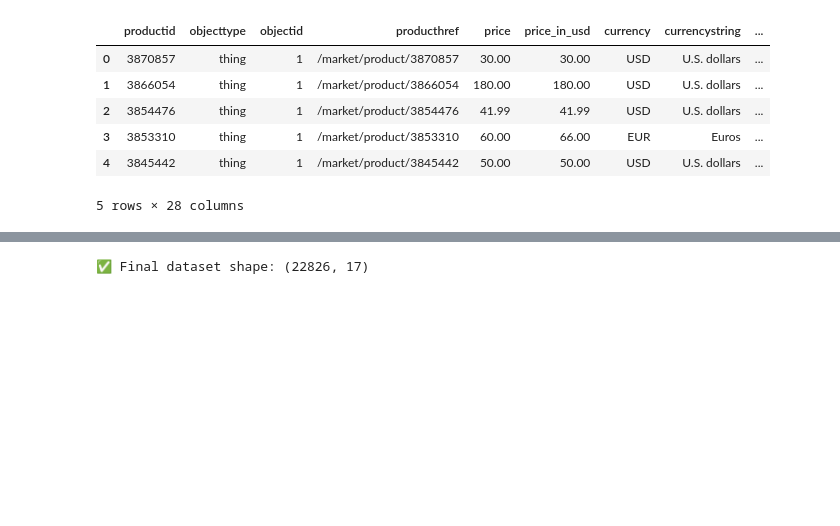
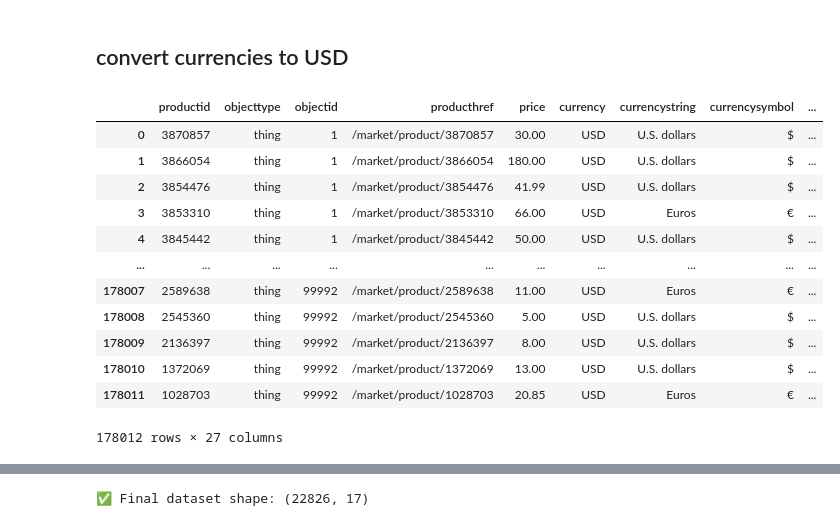
Before and after one commit to Ahmohas/BoardGames, a Jupyter notebook: Final_notebook.ipynb, the cells around one changed output, grey strips where cells are left out. Cells and saved outputs as stored; diff of their text form; code cells hidden in the pictures; blank space fills up the shorter version.

```diff
--- a/Final_notebook.ipynb
+++ b/Final_notebook.ipynb
@@ -14,18 +14,61 @@ bgg_dataset.head()
 | 2 | 224517.0 | Brass: Birmingham | 2018.0 | 2 | 4 | 120 | 14 | 19217 | ... |
 | 3 | 167791.0 | Terraforming Mars | 2016.0 | 1 | 5 | 120 | 12 | 64864 | ... |
 | 4 | 233078.0 | Twilight Imperium: Fourth Edition | 2017.0 | 3 | 6 | 480 | 14 | 13468 | ... |
-# %%
-# Load dataset
-df = pd.read_csv("products_with_edition.csv")
-df.head()
-# %% [output]
-|  | productid | objecttype | objectid | producthref | price | price_in_usd | currency | currencystring | ... |
-| 0 | 3870857 | thing | 1 | /market/product/3870857 | 30.00 | 30.00 | USD | U.S. dollars | ... |
-| 1 | 3866054 | thing | 1 | /market/product/3866054 | 180.00 | 180.00 | USD | U.S. dollars | ... |
-| 2 | 3854476 | thing | 1 | /market/product/3854476 | 41.99 | 41.99 | USD | U.S. dollars | ... |
-| 3 | 3853310 | thing | 1 | /market/product/3853310 | 60.00 | 66.00 | EUR | Euros | ... |
-| 4 | 3845442 | thing | 1 | /market/product/3845442 | 50.00 | 50.00 | USD | U.S. dollars | ... |
-5 rows × 28 columns
+# %% [markdown]
+## convert currencies to USD
+# %%
+df = pd.read_csv('products_with_edition.csv')
+df = df.drop(columns=['price_in_usd'])
+df
+
+def convert_to_usd(amount, currency, rates):
+    currency = str(currency).upper()
+    if currency not in rates or pd.isna(amount):
+        return None
+    return round(float(amount) * rates[currency], 2)
+
+rates = {
+    'USD': 1.0,
+    'EUR': 1.10,
+    'GBP': 1.30,
+    'AUD': 0.65,
+    'CAD': 0.75,
+    'CHF': 1.05,
+    'SGD': 0.73,
+    'SEK': 0.10,
+    'PLN': 0.24,
+    'HUF': 0.0027,
+    'MXN': 0.057,
+    'NZD': 0.60,
+    'JPY': 0.0073,
+    'CNY': 0.14,
+    'BRL': 0.19,
+    'CZK': 0.042,
+    'MYR': 0.21,
+}
+
+df['currency'] = df['currency'].str.upper()
+
+df['price'] = df['price'] * df['currency'].map(rates)
+
+df['currency'] = 'USD'
+
+df['price'] = df['price'].round(2)
+df
+# %% [output]
+|  | productid | objecttype | objectid | producthref | price | currency | currencystring | currencysymbol | ... |
+| 0 | 3870857 | thing | 1 | /market/product/3870857 | 30.00 | USD | U.S. dollars | $ | ... |
+| 1 | 3866054 | thing | 1 | /market/product/3866054 | 180.00 | USD | U.S. dollars | $ | ... |
+| 2 | 3854476 | thing | 1 | /market/product/3854476 | 41.99 | USD | U.S. dollars | $ | ... |
+| 3 | 3853310 | thing | 1 | /market/product/3853310 | 66.00 | USD | Euros | € | ... |
+| 4 | 3845442 | thing | 1 | /market/product/3845442 | 50.00 | USD | U.S. dollars | $ | ... |
+| ... | ... | ... | ... | ... | ... | ... | ... | ... | ... |
+| 178007 | 2589638 | thing | 99992 | /market/product/2589638 | 11.00 | USD | Euros | € | ... |
+| 178008 | 2545360 | thing | 99992 | /market/product/2545360 | 5.00 | USD | U.S. dollars | $ | ... |
+| 178009 | 2136397 | thing | 99992 | /market/product/2136397 | 8.00 | USD | U.S. dollars | $ | ... |
+| 178010 | 1372069 | thing | 99992 | /market/product/1372069 | 13.00 | USD | U.S. dollars | $ | ... |
+| 178011 | 1028703 | thing | 99992 | /market/product/1028703 | 20.85 | USD | Euros | € | ... |
+178012 rows × 27 columns
 # %%
 import pandas as pd
 
```
Also changed, not shown: parts of 6 cells of this notebook, 4 other files.
